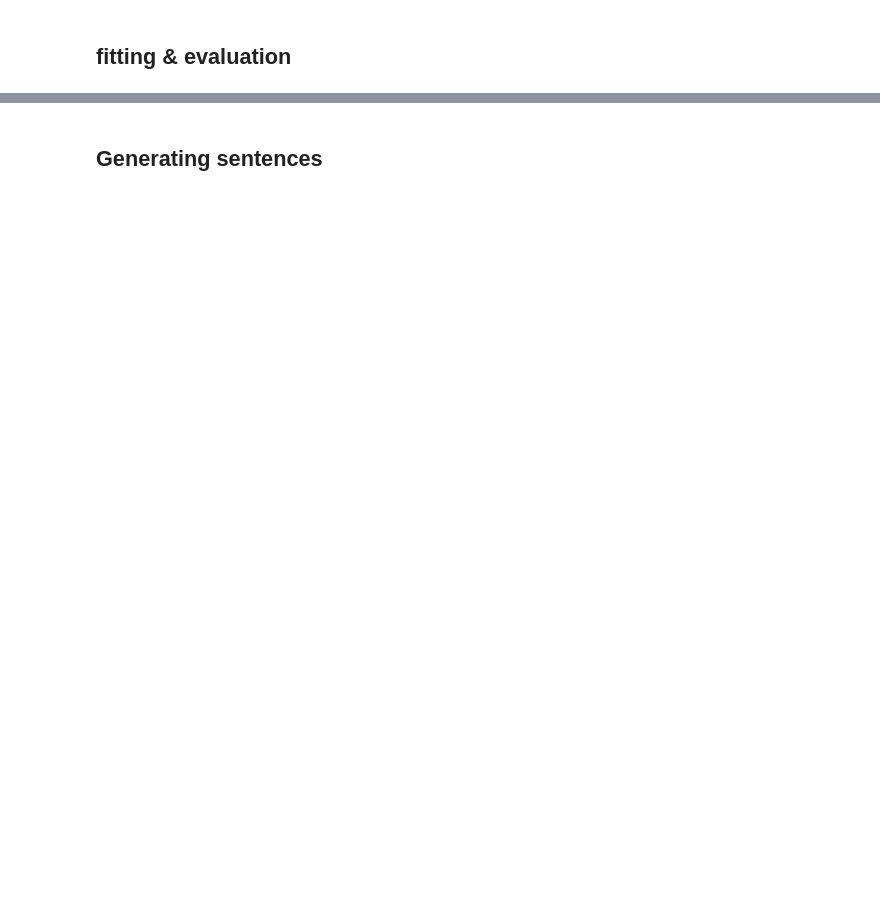
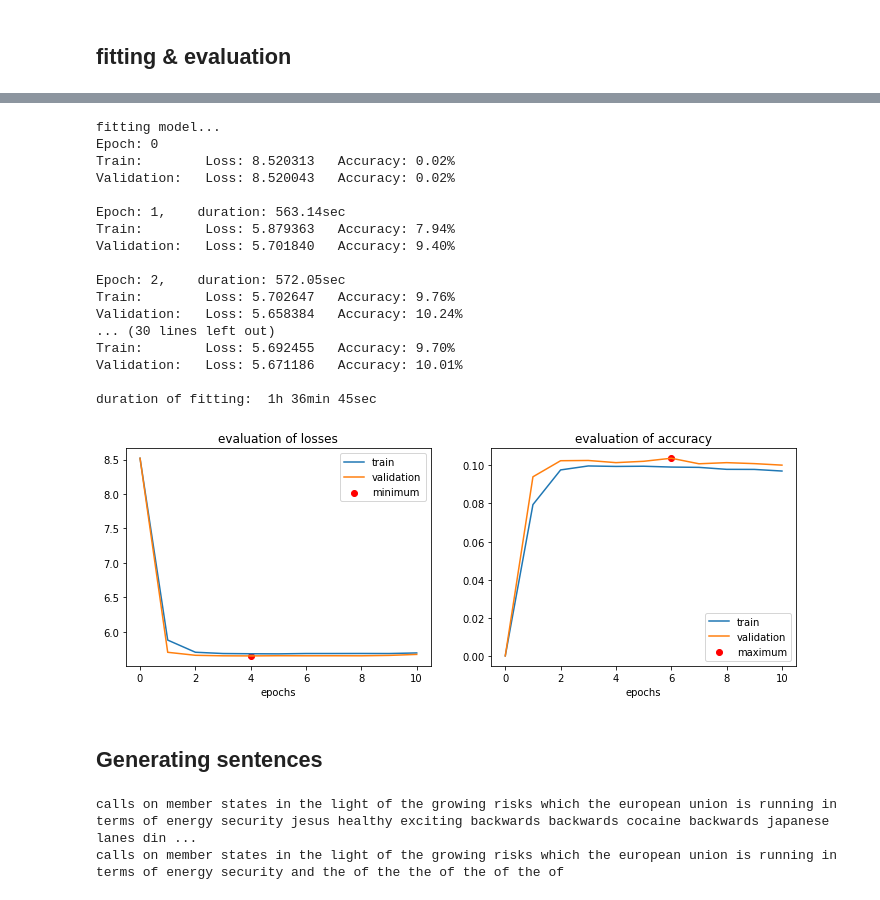
Before and after one commit to moritzandres/TextGen_approches, a Jupyter notebook: text_gen.ipynb, the cells around one changed output, grey strips where cells are left out. Cells and saved outputs as stored; diff of their text form; code cells hidden in the pictures; blank space fills up the shorter version.

```diff
--- a/text_gen.ipynb
+++ b/text_gen.ipynb
@@ -15,15 +17,15 @@ print('pytorch using ', device.type)
 # %%
 # hyperparameter
 
-max_words = 6000
+max_words = 5000
 sentence_len = 20
-pred_len = 1
+pred_len = 3
 train_len = sentence_len - pred_len
 
 epochs = 10
-batch_size = 512
+batch_size = 2**10
 
-max_samples = 1000000
+max_samples = int(5e6)
 # %% [markdown]
 ## Data retrieval
 # %%
@@ -47,6 +49,7 @@ for i in range(len(text)-sentence_len):
     seq.append(text[i:i+sentence_len])
 
 # reduce length of seq for performance reasons and of cause test_set
+print('available samples: ', len(seq))
 seq = seq[:max_samples]
 
 # Reverse dictionary to decode tokenized sequences back to words
@@ -57,7 +60,7 @@ X = []
 y = []
 for i in seq:
     X.append(i[:train_len])
-    y.append(i[-1])
+    y.append(i[-pred_len:])
 
 num_samples = len(y)
 
@@ -299,7 +346,8 @@ model2
 # %%
-learning_rate = 0.1
+learning_rate = 0.06
 m3_embedding_dim=50
-m3_lstm_hidden = 100
+m3_lstm_hidden = 40
+m3_lstm_dropout = 0.1
 m3_dense_features = 100
 m3_dropout = 0.3
 
@@ -310,9 +358,10 @@ class Model3(nn.Module):
         self.embed = nn.Embedding(  num_embeddings=vocab_size + 1,
                                     embedding_dim=m3_embedding_dim,
                                     padding_idx=train_len)
-        self.rnn = nn.LSTM(input_size=50,
+        self.rnn = nn.LSTM(input_size=m3_embedding_dim,
                             hidden_size=m3_lstm_hidden,
-                            num_layers=1)
+                            num_layers=3,
+                            dropout=m3_lstm_dropout)
         self.dense1 = nn.Linear(in_features=m3_lstm_hidden,
                                 out_features=m3_dense_features)
         self.dense2 = nn.Linear(in_features=m3_dense_features,
@@ -321,7 +370,7 @@ class Model3(nn.Module):
     def forward(self, x):
         x = self.embed(x)
         x, _ = self.rnn(x)  # _ = (h, c)
-        x = x[:,-1,:]  # get last step of output
+        x = x[:,-pred_len:,:]  # get last steps of output
         x = F.relu( self.dense1(x) )
         x = F.dropout(x, p=m1_dropout)
         x = self.dense2(x)
@@ -331,6 +380,6 @@ class Model3(nn.Module):
 
 model3 = Model3().to(device)
 optimizer3 = optim.Adam(model3.parameters(), lr=learning_rate)
-scheduler3 = optim.lr_scheduler.MultiplicativeLR(optimizer3, lambda epoch: 0.9)
+scheduler3 = None  # optim.lr_scheduler.MultiplicativeLR(optimizer3, lambda epoch: 0.95)
 
 model3
@@ -337,5 +393,5 @@ model3
 # %% [markdown]
 ## fitting & evaluation
 # %%
-loss_f = nn.CrossEntropyLoss().to(device)
+criterion = nn.CrossEntropyLoss().to(device)
 # %%
@@ -347,6 +409,25 @@ plot_eval(eval_train2, eval_valid2)
 # %%
-eval_train3, eval_valid3 = fit(model3, train_loader, valid_loader, optimizer3, loss_f, scheduler3)
+eval_train3, eval_valid3 = fit(model3, train_loader, valid_loader, optimizer3, criterion, scheduler3)
 plot_eval(eval_train3, eval_valid3)
+# %% [output]
+fitting model...
+Epoch: 0
+Train:        Loss: 8.520313   Accuracy: 0.02%
+Validation:   Loss: 8.520043   Accuracy: 0.02%
+
+Epoch: 1,    duration: 563.14sec
+Train:        Loss: 5.879363   Accuracy: 7.94%
+Validation:   Loss: 5.701840   Accuracy: 9.40%
+
+Epoch: 2,    duration: 572.05sec
+Train:        Loss: 5.702647   Accuracy: 9.76%
+Validation:   Loss: 5.658384   Accuracy: 10.24%
+... (30 lines left out)
+Train:        Loss: 5.692455   Accuracy: 9.70%
+Validation:   Loss: 5.671186   Accuracy: 10.01%
+
+duration of fitting:  1h 36min 45sec
+[figure, added]
 # %% [markdown]
 ## Generating sentences
 # %%
@@ -375,4 +456,8 @@ def gen(model, sentence, iterations=10):
     return pred_sen
 # %%
 sen = "Calls on Member States, in the light of the growing risks which the European Union is running in terms of energy security"
-gen(model1, sen)
+print(gen(model1, sen))
+print(gen(model3, sen))
+# %% [output]
+calls on member states in the light of the growing risks which the european union is running in terms of energy security jesus healthy exciting backwards backwards cocaine backwards japanese lanes din ...
+calls on member states in the light of the growing risks which the european union is running in terms of energy security and the of the the of the of the of
```
Also changed, not shown: parts of 10 cells of this notebook, 4 other files.
